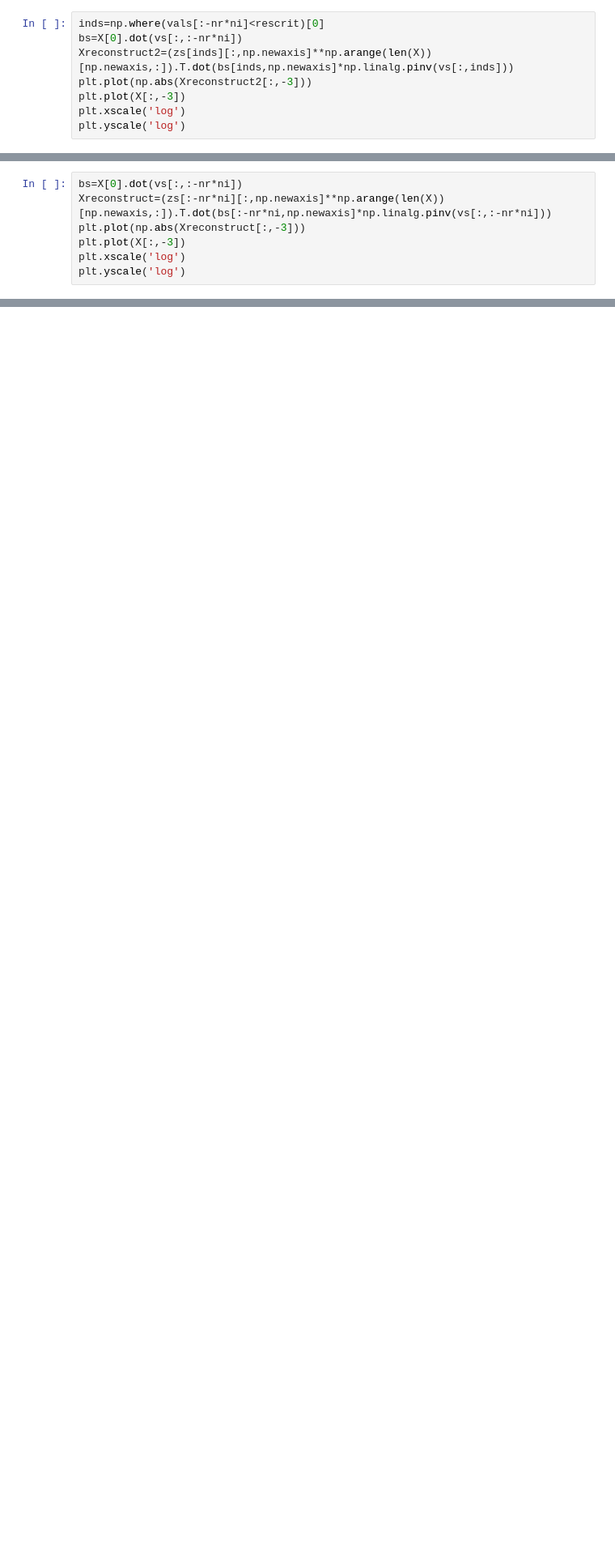
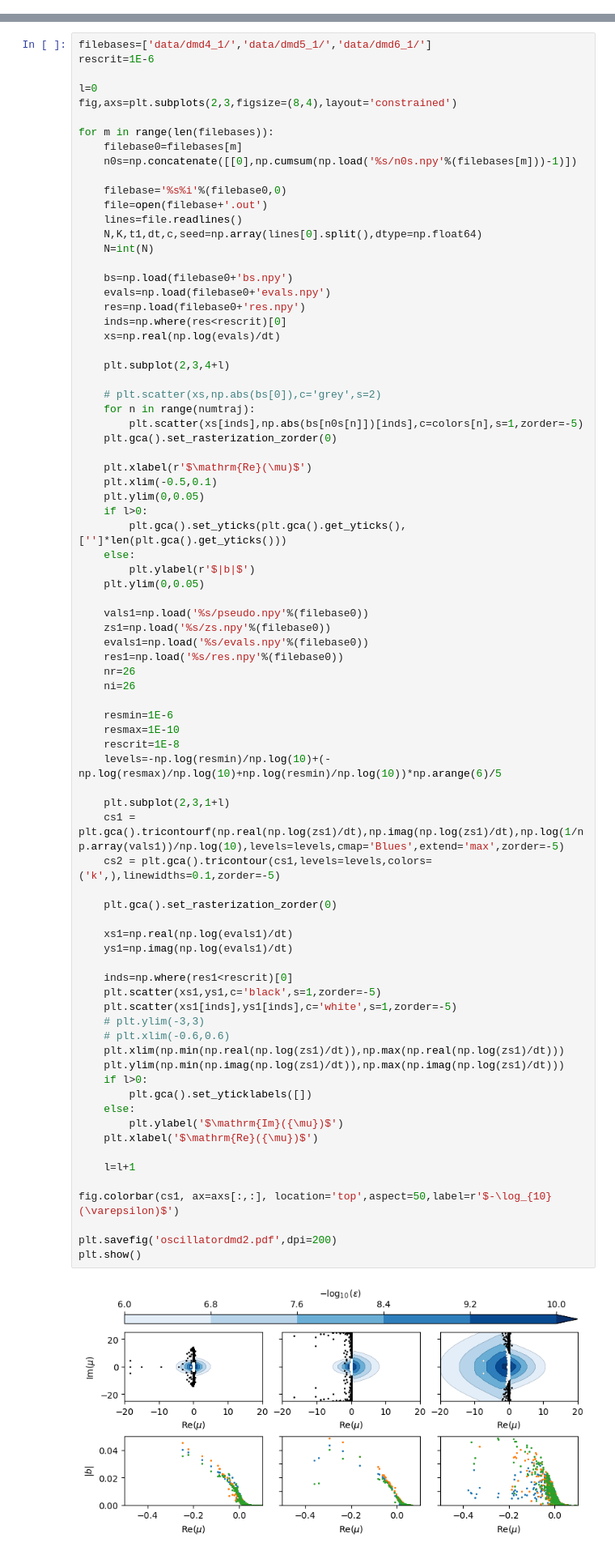
Before and after one commit to znicolaou/kuramoto, a Jupyter notebook: dmdplot.ipynb, the cells around one changed output, grey strips where cells are left out. Shown at 81% size. Saved outputs shown, nothing was run; the diff lists cells and outputs as text; blank space fills up the shorter version.

Commit message:
added onedim and plots

```diff
--- a/dmdplot.ipynb
+++ b/dmdplot.ipynb
@@ -256,8 +132,0 @@ runtime: 149.547741
-# %%
-inds=np.where(vals[:-nr*ni]<rescrit)[0]
-bs=X[0].dot(vs[:,:-nr*ni])
-Xreconstruct2=(zs[inds][:,np.newaxis]**np.arange(len(X))[np.newaxis,:]).T.dot(bs[inds,np.newaxis]*np.linalg.pinv(vs[:,inds]))
-plt.plot(np.abs(Xreconstruct2[:,-3]))
-plt.plot(X[:,-3])
-plt.xscale('log')
-plt.yscale('log')
@@ -266,7 +132,0 @@ plt.yscale('log')
-# %%
-bs=X[0].dot(vs[:,:-nr*ni])
-Xreconstruct=(zs[:-nr*ni][:,np.newaxis]**np.arange(len(X))[np.newaxis,:]).T.dot(bs[:-nr*ni,np.newaxis]*np.linalg.pinv(vs[:,:-nr*ni]))
-plt.plot(np.abs(Xreconstruct[:,-3]))
-plt.plot(X[:,-3])
-plt.xscale('log')
-plt.yscale('log')
@@ -280,0 +133,81 @@ plt.yscale('log')
+# %%
+filebases=['data/dmd4_1/','data/dmd5_1/','data/dmd6_1/']
+rescrit=1E-6
+
+l=0
+fig,axs=plt.subplots(2,3,figsize=(8,4),layout='constrained')
+
+for m in range(len(filebases)):
+    filebase0=filebases[m]
+    n0s=np.concatenate([[0],np.cumsum(np.load('%s/n0s.npy'%(filebases[m]))-1)])
+
+    filebase='%s%i'%(filebase0,0)
+    file=open(filebase+'.out')
+    lines=file.readlines()
+    N,K,t1,dt,c,seed=np.array(lines[0].split(),dtype=np.float64)
+    N=int(N)
+
+    bs=np.load(filebase0+'bs.npy')
+    evals=np.load(filebase0+'evals.npy')
+    res=np.load(filebase0+'res.npy')
+    inds=np.where(res<rescrit)[0]
+    xs=np.real(np.log(evals)/dt)
+
+    plt.subplot(2,3,4+l)
+
+    # plt.scatter(xs,np.abs(bs[0]),c='grey',s=2)
+    for n in range(numtraj):
+        plt.scatter(xs[inds],np.abs(bs[n0s[n]])[inds],c=colors[n],s=1,zorder=-5)
+    plt.gca().set_rasterization_zorder(0)
+
+    plt.xlabel(r'$\mathrm{Re}(\mu)$')
+    plt.xlim(-0.5,0.1)
+    plt.ylim(0,0.05)
+    if l>0:
+        plt.gca().set_yticks(plt.gca().get_yticks(),['']*len(plt.gca().get_yticks()))
+    else:
+        plt.ylabel(r'$|b|$')
+    plt.ylim(0,0.05)
+
+    vals1=np.load('%s/pseudo.npy'%(filebase0))
+    zs1=np.load('%s/zs.npy'%(filebase0))
+    evals1=np.load('%s/evals.npy'%(filebase0))
+    res1=np.load('%s/res.npy'%(filebase0))
+    nr=26
+    ni=26
+
+    resmin=1E-6
+    resmax=1E-10
+    rescrit=1E-8
+    levels=-np.log(resmin)/np.log(10)+(-np.log(resmax)/np.log(10)+np.log(resmin)/np.log(10))*np.arange(6)/5
+
+    plt.subplot(2,3,1+l)
+    cs1 = plt.gca().tricontourf(np.real(np.log(zs1)/dt),np.imag(np.log(zs1)/dt),np.log(1/np.array(vals1))/np.log(10),levels=levels,cmap='Blues',extend='max',zorder=-5)
+    cs2 = plt.gca().tricontour(cs1,levels=levels,colors=('k',),linewidths=0.1,zorder=-5)
+
+    plt.gca().set_rasterization_zorder(0)
+
+    xs1=np.real(np.log(evals1)/dt)
+    ys1=np.imag(np.log(evals1)/dt)
+
+    inds=np.where(res1<rescrit)[0]
+    plt.scatter(xs1,ys1,c='black',s=1,zorder=-5)
+    plt.scatter(xs1[inds],ys1[inds],c='white',s=1,zorder=-5)
+    # plt.ylim(-3,3)
+    # plt.xlim(-0.6,0.6)
+    plt.xlim(np.min(np.real(np.log(zs1)/dt)),np.max(np.real(np.log(zs1)/dt)))
+    plt.ylim(np.min(np.imag(np.log(zs1)/dt)),np.max(np.imag(np.log(zs1)/dt)))
+    if l>0:
+        plt.gca().set_yticklabels([])
+    else:
+        plt.ylabel('$\mathrm{Im}({\mu})$')
+    plt.xlabel('$\mathrm{Re}({\mu})$')
+
+    l=l+1
+
+fig.colorbar(cs1, ax=axs[:,:], location='top',aspect=50,label=r'$-\log_{10}(\varepsilon)$')
+
+plt.savefig('oscillatordmd2.pdf',dpi=200)
+plt.show()
+# %% [output]
+[figure, added]
```
Also changed, not shown: parts of 14 cells of this notebook, 2 other files.
